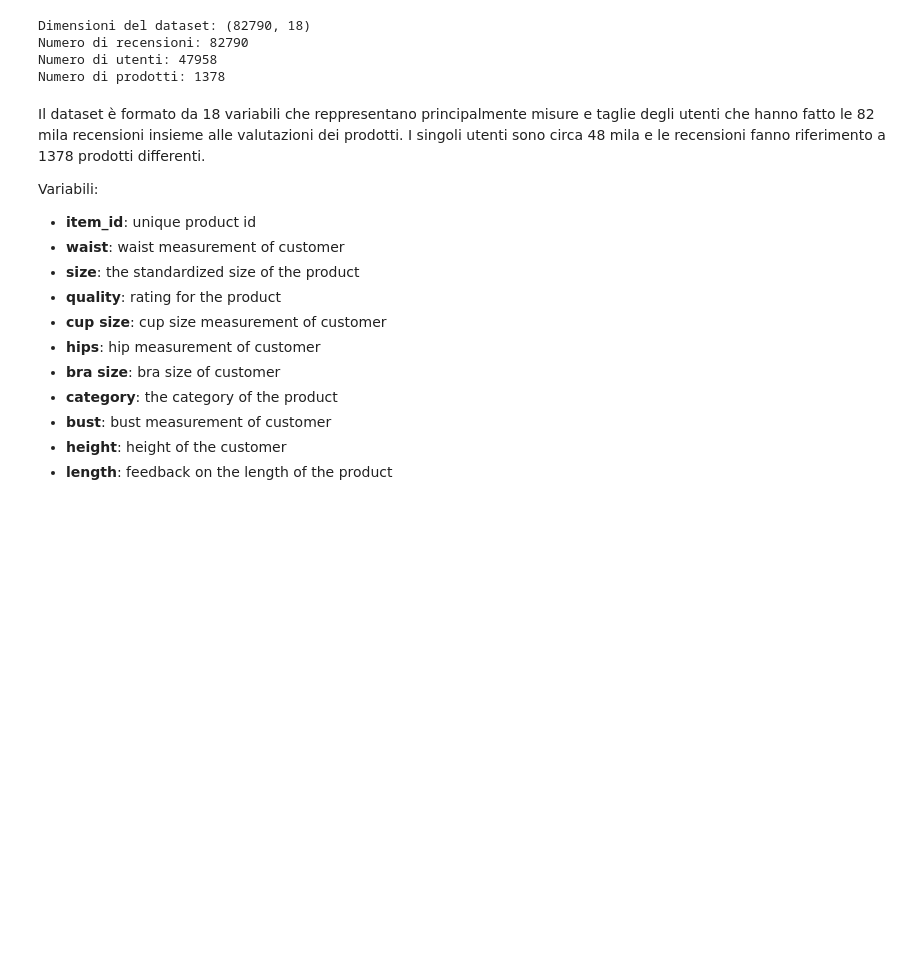
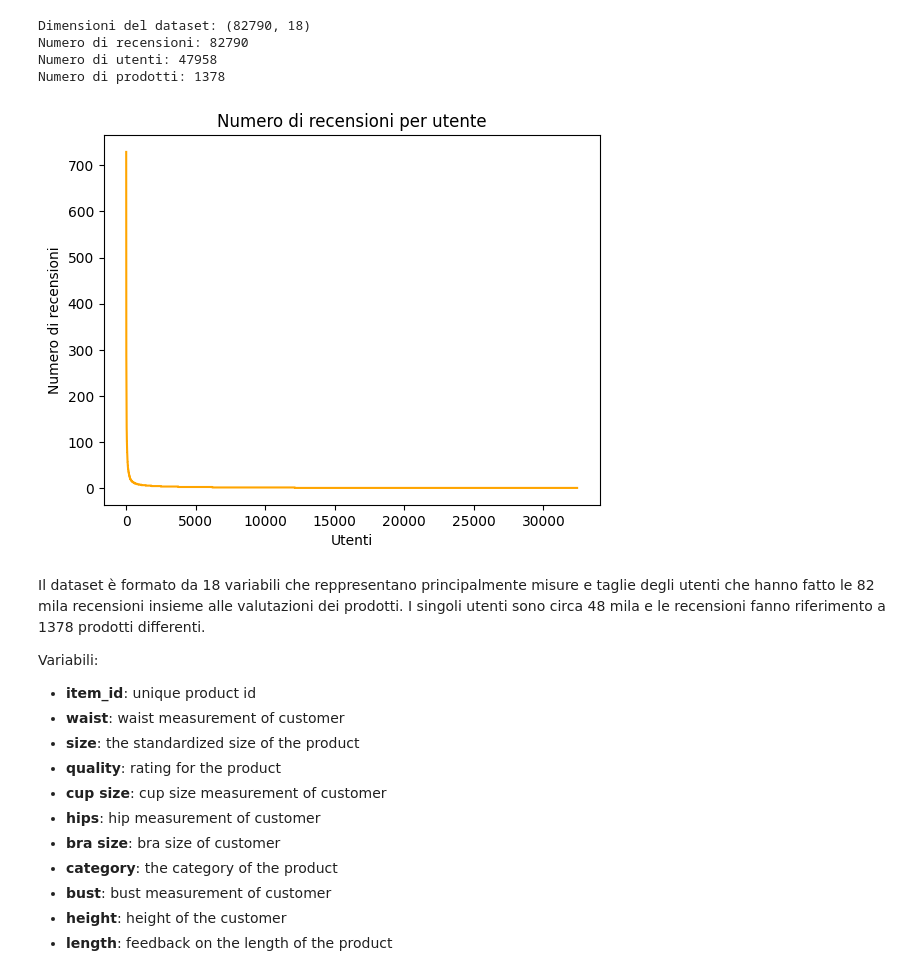
Before and after one commit to Matteo-Candi/Recommander-System, a Jupyter notebook: Dati.ipynb, the cells around one changed output. Cells and saved outputs as stored; diff of their text form; code cells hidden in the pictures; blank space fills up the shorter version.

```diff
--- a/Dati.ipynb
+++ b/Dati.ipynb
@@ -59,6 +59,15 @@ Dimensioni del dataset: (82790, 18)
 Numero di recensioni: 82790
 Numero di utenti: 47958
 Numero di prodotti: 1378
+# %%
+n_review = ModCloth.groupby('user_name').count().item_id
+
+plt.plot(sorted(n_review.to_list(), reverse=True), color = 'orange')
+plt.title('Numero di recensioni per utente')
+plt.xlabel('Utenti')
+plt.ylabel('Numero di recensioni');
+# %% [output]
+[figure, added]
 # %% [markdown]
 Il dataset è formato da 18 variabili che reppresentano principalmente misure e taglie degli utenti che hanno fatto le 82 mila recensioni insieme alle valutazioni dei prodotti. I singoli utenti sono circa 48 mila e le recensioni fanno riferimento a 1378 prodotti differenti.
 
```
Also changed, not shown: 1 other file.
